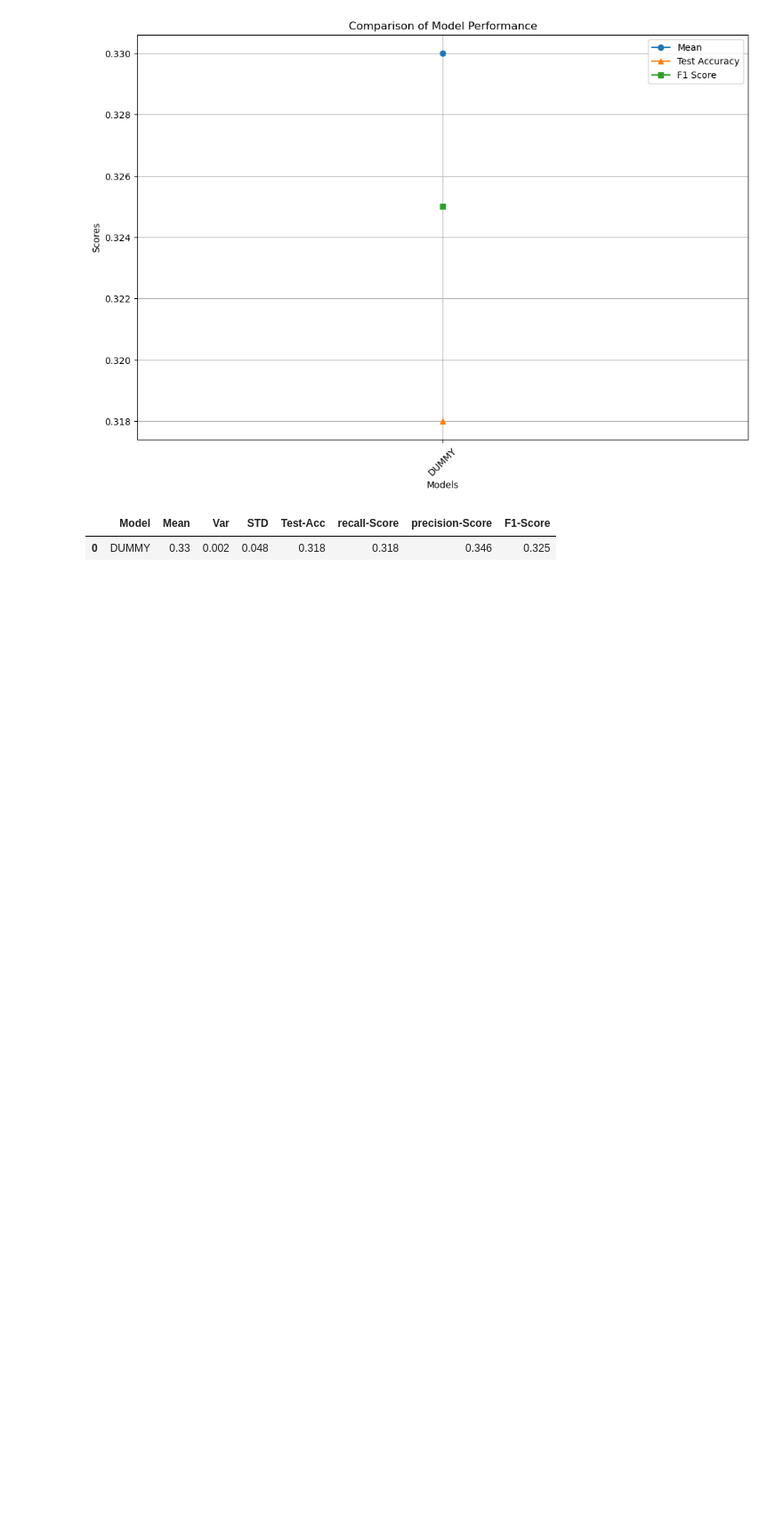
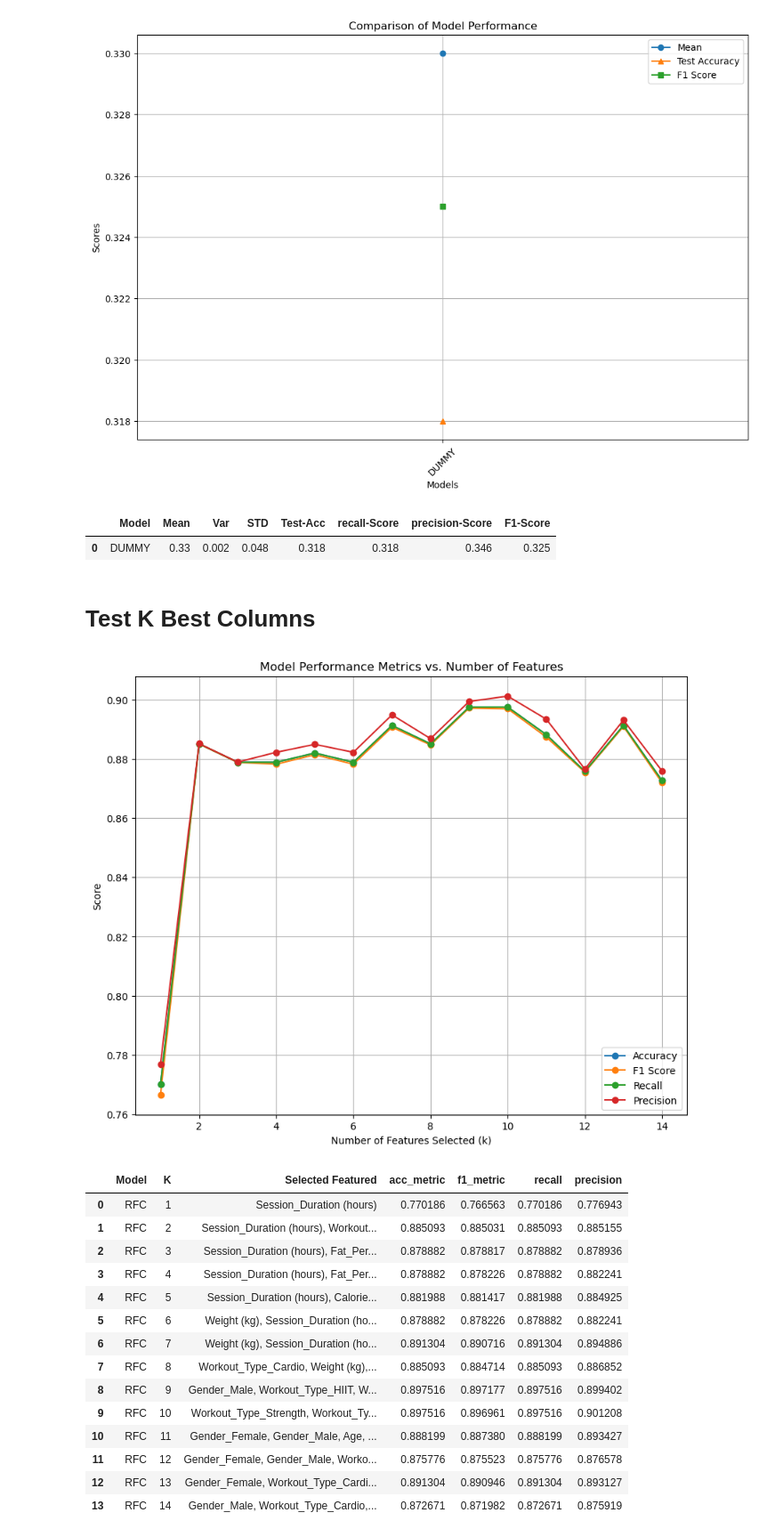
Before and after one commit to MaukanMir/Gym-Members-Exercise, a Jupyter notebook: training.ipynb, the cells around one changed output. Shown at 89% size. Drawn from its saved outputs; the diff is of its cells as text; code cells hidden in the pictures; blank space fills up the shorter version.

Commit message:
added new functions to test models

```diff
--- a/training.ipynb
+++ b/training.ipynb
@@ -121,7 +121,7 @@ def create_sklearn_pipeline(preprocessor, model, kbest=None):
     ]
 
   if kbest:
-    steps.insert(1, ("Feature-Selection", kbest))
+    steps.insert(1, ("Feature Selection", kbest))
 
   return sklearnPipeline(
     steps = steps
@@ -676,3 +676,27 @@ test_selected_models(preprocessor,model_name, models, X, y, acc_metric)
 [figure]
 |  | Model | Mean | Var | STD | Test-Acc | recall-Score | precision-Score | F1-Score |
 | 0 | DUMMY | 0.33 | 0.002 | 0.048 | 0.318 | 0.318 | 0.346 | 0.325 |
+# %% [markdown]
+# Test K Best Columns
+# %%
+model_name = ["RFC"]
+models = grab_selected_models(model_name)[0]
+metric = mutual_info_classif
+test_kbest_columns(preprocessor, X, y, models, model_name[0], metric)
+# %% [output]
+[figure, added]
+|  | Model | K | Selected Featured | acc_metric | f1_metric | recall | precision |
+| 0 | RFC | 1 | Session_Duration (hours) | 0.770186 | 0.766563 | 0.770186 | 0.776943 |
+| 1 | RFC | 2 | Session_Duration (hours), Workout... | 0.885093 | 0.885031 | 0.885093 | 0.885155 |
+| 2 | RFC | 3 | Session_Duration (hours), Fat_Per... | 0.878882 | 0.878817 | 0.878882 | 0.878936 |
+| 3 | RFC | 4 | Session_Duration (hours), Fat_Per... | 0.878882 | 0.878226 | 0.878882 | 0.882241 |
+| 4 | RFC | 5 | Session_Duration (hours), Calorie... | 0.881988 | 0.881417 | 0.881988 | 0.884925 |
+| 5 | RFC | 6 | Weight (kg), Session_Duration (ho... | 0.878882 | 0.878226 | 0.878882 | 0.882241 |
+| 6 | RFC | 7 | Weight (kg), Session_Duration (ho... | 0.891304 | 0.890716 | 0.891304 | 0.894886 |
+| 7 | RFC | 8 | Workout_Type_Cardio, Weight (kg),... | 0.885093 | 0.884714 | 0.885093 | 0.886852 |
+| 8 | RFC | 9 | Gender_Male, Workout_Type_HIIT, W... | 0.897516 | 0.897177 | 0.897516 | 0.899402 |
+| 9 | RFC | 10 | Workout_Type_Strength, Workout_Ty... | 0.897516 | 0.896961 | 0.897516 | 0.901208 |
+| 10 | RFC | 11 | Gender_Female, Gender_Male, Age, ... | 0.888199 | 0.887380 | 0.888199 | 0.893427 |
+| 11 | RFC | 12 | Gender_Female, Gender_Male, Worko... | 0.875776 | 0.875523 | 0.875776 | 0.876578 |
+| 12 | RFC | 13 | Gender_Female, Workout_Type_Cardi... | 0.891304 | 0.890946 | 0.891304 | 0.893127 |
+| 13 | RFC | 14 | Gender_Male, Workout_Type_Cardio,... | 0.872671 | 0.871982 | 0.872671 | 0.875919 |
```
